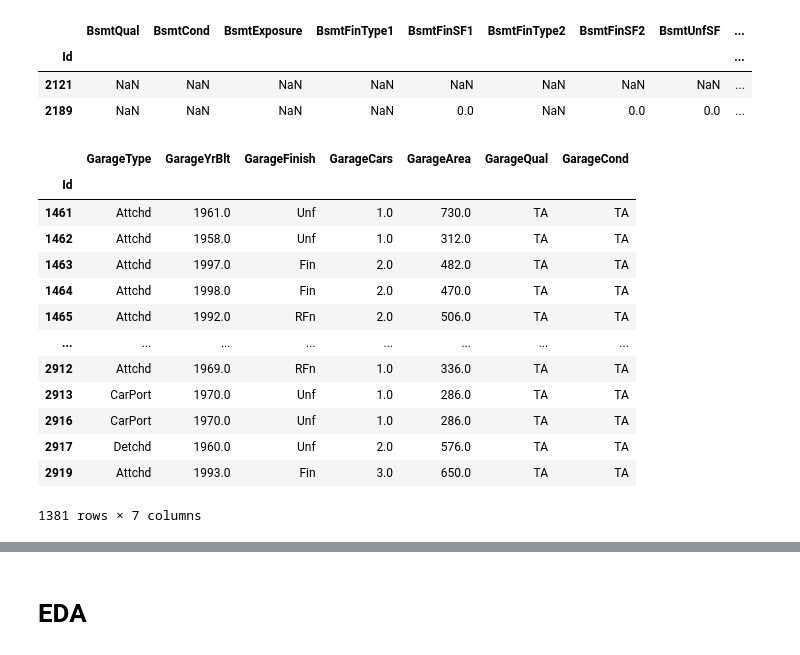
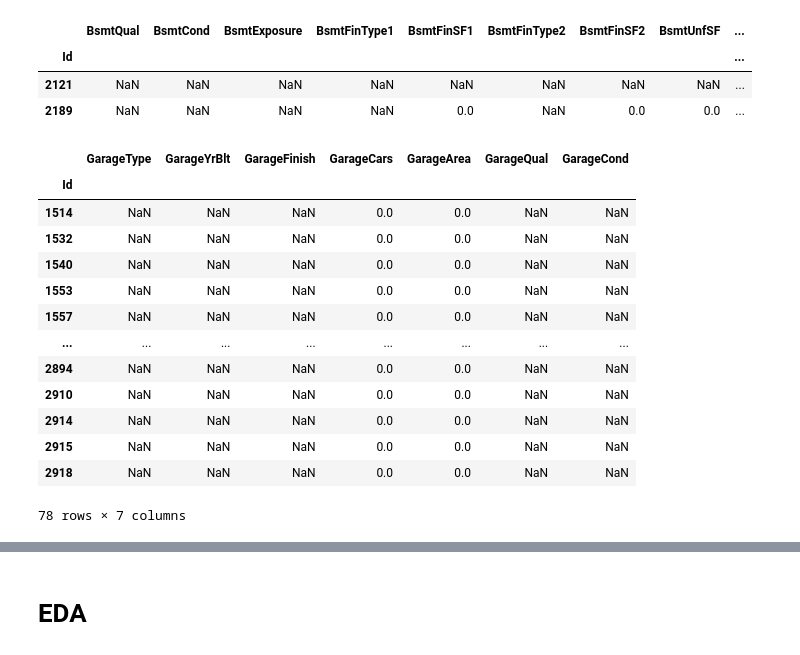
Before and after one commit to brusso115/Housing_Prices_Ames_Iowa, a Jupyter notebook: Analysis.ipynb, the cells around one changed output, grey strips where cells are left out. Drawn from its saved outputs; the diff is of its cells as text; code cells hidden in the pictures.

```diff
--- a/Analysis.ipynb
+++ b/Analysis.ipynb
@@ -77,22 +78,22 @@ test[test['BsmtHalfBath'].isnull()][bsmt_cols]
 | 2189 | NaN | NaN | NaN | NaN | 0.0 | NaN | 0.0 | 0.0 | ... |
 # %%
 garage_cols = [col for col in test.columns if 'Garage' in col]
-test[test['GarageFinish'].notnull() & test['GarageType'].notnull()][garage_cols]
+test[test['GarageFinish'].isnull()][garage_cols]
 # %% [output]
 |  | GarageType | GarageYrBlt | GarageFinish | GarageCars | GarageArea | GarageQual | GarageCond |
 | Id |  |  |  |  |  |  |  |
-| 1461 | Attchd | 1961.0 | Unf | 1.0 | 730.0 | TA | TA |
-| 1462 | Attchd | 1958.0 | Unf | 1.0 | 312.0 | TA | TA |
-| 1463 | Attchd | 1997.0 | Fin | 2.0 | 482.0 | TA | TA |
-| 1464 | Attchd | 1998.0 | Fin | 2.0 | 470.0 | TA | TA |
-| 1465 | Attchd | 1992.0 | RFn | 2.0 | 506.0 | TA | TA |
+| 1514 | NaN | NaN | NaN | 0.0 | 0.0 | NaN | NaN |
+| 1532 | NaN | NaN | NaN | 0.0 | 0.0 | NaN | NaN |
+| 1540 | NaN | NaN | NaN | 0.0 | 0.0 | NaN | NaN |
+| 1553 | NaN | NaN | NaN | 0.0 | 0.0 | NaN | NaN |
+| 1557 | NaN | NaN | NaN | 0.0 | 0.0 | NaN | NaN |
 | ... | ... | ... | ... | ... | ... | ... | ... |
-| 2912 | Attchd | 1969.0 | RFn | 1.0 | 336.0 | TA | TA |
-| 2913 | CarPort | 1970.0 | Unf | 1.0 | 286.0 | TA | TA |
-| 2916 | CarPort | 1970.0 | Unf | 1.0 | 286.0 | TA | TA |
-| 2917 | Detchd | 1960.0 | Unf | 2.0 | 576.0 | TA | TA |
-| 2919 | Attchd | 1993.0 | Fin | 3.0 | 650.0 | TA | TA |
+| 2894 | NaN | NaN | NaN | 0.0 | 0.0 | NaN | NaN |
+| 2910 | NaN | NaN | NaN | 0.0 | 0.0 | NaN | NaN |
+| 2914 | NaN | NaN | NaN | 0.0 | 0.0 | NaN | NaN |
+| 2915 | NaN | NaN | NaN | 0.0 | 0.0 | NaN | NaN |
+| 2918 | NaN | NaN | NaN | 0.0 | 0.0 | NaN | NaN |
-1381 rows × 7 columns
+78 rows × 7 columns
 # %%
 class DataCleaner:
 
```
Also changed, not shown: parts of 46 cells of this notebook, 1 other file.
